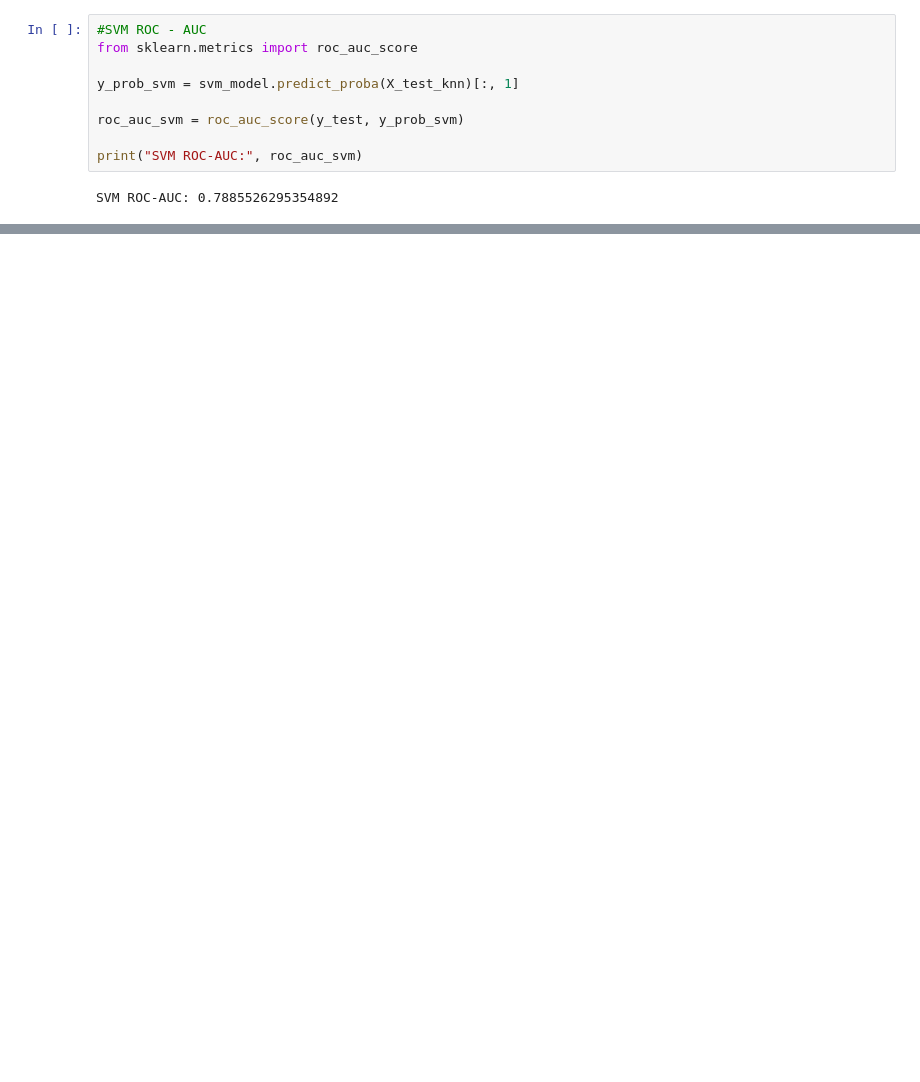
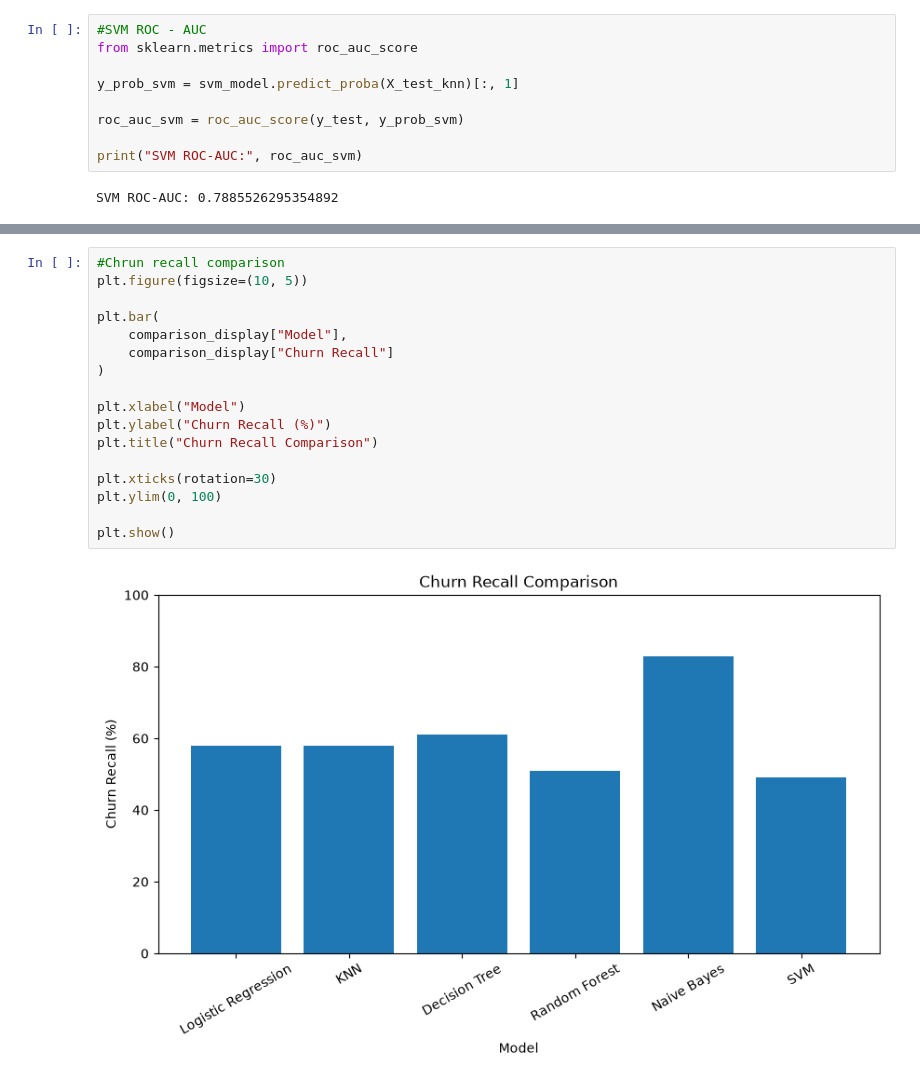
Before and after one commit to vedantparasharcs23-prog/-Machine-Learning-Algorithms, a Jupyter notebook: Projects/Customer-Churn-Prediction/Customer_Churn_Prediction.ipynb, the cells around one changed output, grey strips where cells are left out. Drawn from its saved outputs; the diff is of its cells as text; blank space fills up the shorter version.

```diff
--- a/Projects/Customer-Churn-Prediction/Customer_Churn_Prediction.ipynb
+++ b/Projects/Customer-Churn-Prediction/Customer_Churn_Prediction.ipynb
@@ -1495,0 +1610,19 @@ SVM ROC-AUC: 0.7885526295354892
+# %%
+#Chrun recall comparison
+plt.figure(figsize=(10, 5))
+
+plt.bar(
+    comparison_display["Model"],
+    comparison_display["Churn Recall"]
+)
+
+plt.xlabel("Model")
+plt.ylabel("Churn Recall (%)")
+plt.title("Churn Recall Comparison")
+
+plt.xticks(rotation=30)
+plt.ylim(0, 100)
+
+plt.show()
+# %% [output]
+[figure, added]
```
Also changed, not shown: parts of 17 cells of this notebook, 1 other file.
